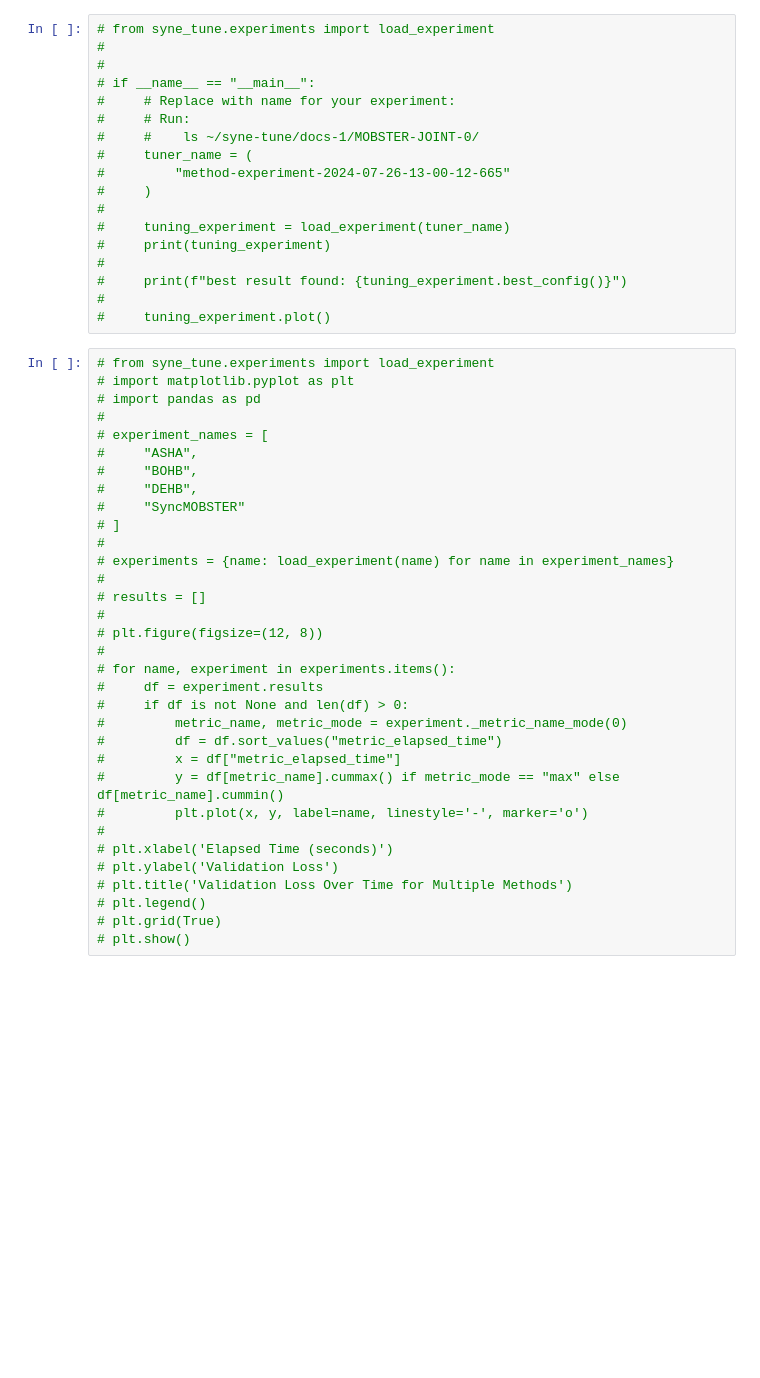
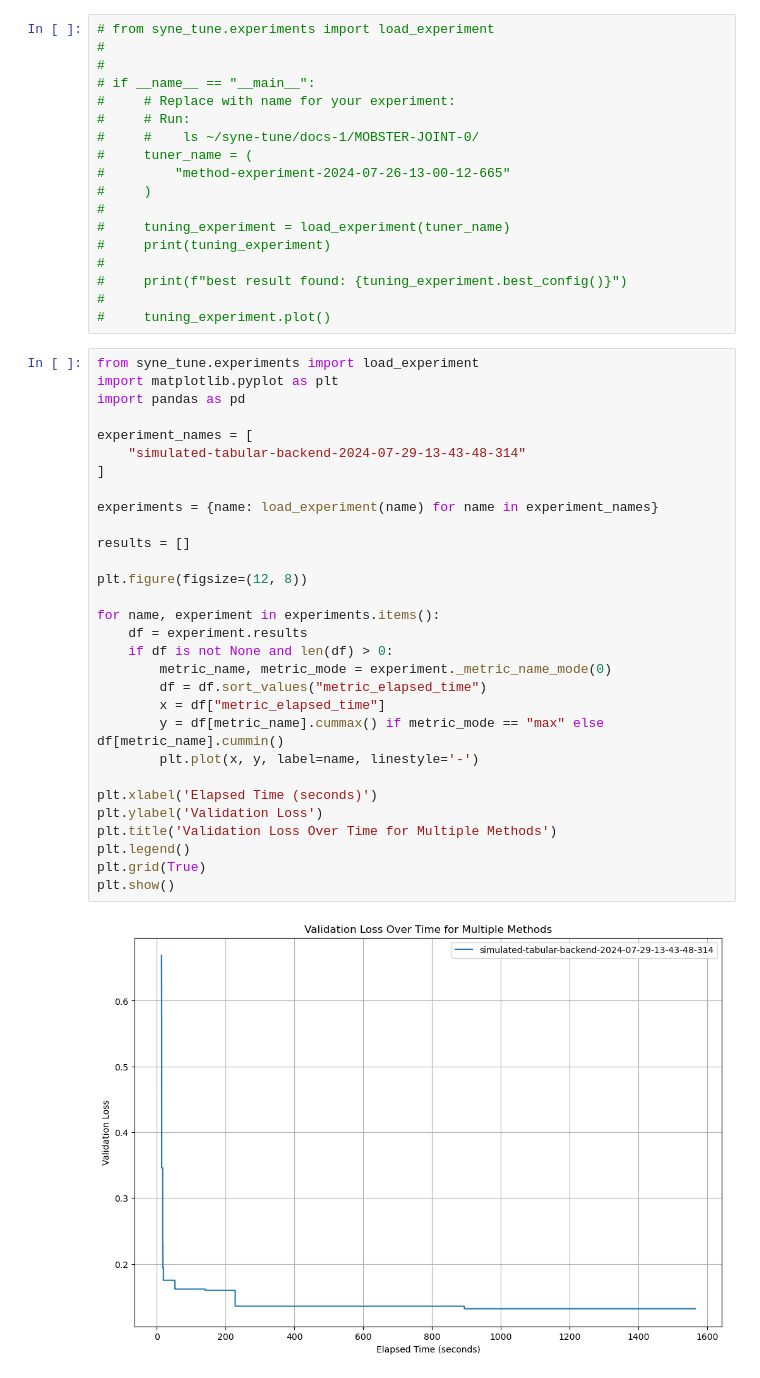
Before and after one commit to ErlisLushtaku/DeepLearningLab-Multi-fidelity_NAS_using_LLMs, a Jupyter notebook: test.ipynb, the cells around one changed output. Saved outputs shown, nothing was run; the diff lists cells and outputs as text; blank space fills up the shorter version.

Commit message:
plots

```diff
--- a/test.ipynb
+++ b/test.ipynb
@@ -700,35 +700,34 @@ Hyperparameter configuration: ## op_0_to_1: nor_conv_3x3, op_0_to_2: avg_pool_3x
 #
 #     tuning_experiment.plot()
 # %%
-# from syne_tune.experiments import load_experiment
-# import matplotlib.pyplot as plt
-# import pandas as pd
-#
-# experiment_names = [
-#     "ASHA",
-#     "BOHB",
-#     "DEHB",
-#     "SyncMOBSTER"
-# ]
-#
-# experiments = {name: load_experiment(name) for name in experiment_names}
-#
-# results = []
-#
-# plt.figure(figsize=(12, 8))
-#
-# for name, experiment in experiments.items():
-#     df = experiment.results
-#     if df is not None and len(df) > 0:
-#         metric_name, metric_mode = experiment._metric_name_mode(0)
-#         df = df.sort_values("metric_elapsed_time")
-#         x = df["metric_elapsed_time"]
-#         y = df[metric_name].cummax() if metric_mode == "max" else df[metric_name].cummin()
-#         plt.plot(x, y, label=name, linestyle='-', marker='o')
-#
-# plt.xlabel('Elapsed Time (seconds)')
-# plt.ylabel('Validation Loss')
-# plt.title('Validation Loss Over Time for Multiple Methods')
-# plt.legend()
-# plt.grid(True)
-# plt.show()
+from syne_tune.experiments import load_experiment
+import matplotlib.pyplot as plt
+import pandas as pd
+
+experiment_names = [
+    "simulated-tabular-backend-2024-07-29-13-43-48-314"
+]
+
+experiments = {name: load_experiment(name) for name in experiment_names}
+
+results = []
+
+plt.figure(figsize=(12, 8))
+
+for name, experiment in experiments.items():
+    df = experiment.results
+    if df is not None and len(df) > 0:
+        metric_name, metric_mode = experiment._metric_name_mode(0)
+        df = df.sort_values("metric_elapsed_time")
+        x = df["metric_elapsed_time"]
+        y = df[metric_name].cummax() if metric_mode == "max" else df[metric_name].cummin()
+        plt.plot(x, y, label=name, linestyle='-')
+
+plt.xlabel('Elapsed Time (seconds)')
+plt.ylabel('Validation Loss')
+plt.title('Validation Loss Over Time for Multiple Methods')
+plt.legend()
+plt.grid(True)
+plt.show()
+# %% [output]
+[figure, added]
```
Also changed, not shown: parts of 1 cell of this notebook, 5 other files.
